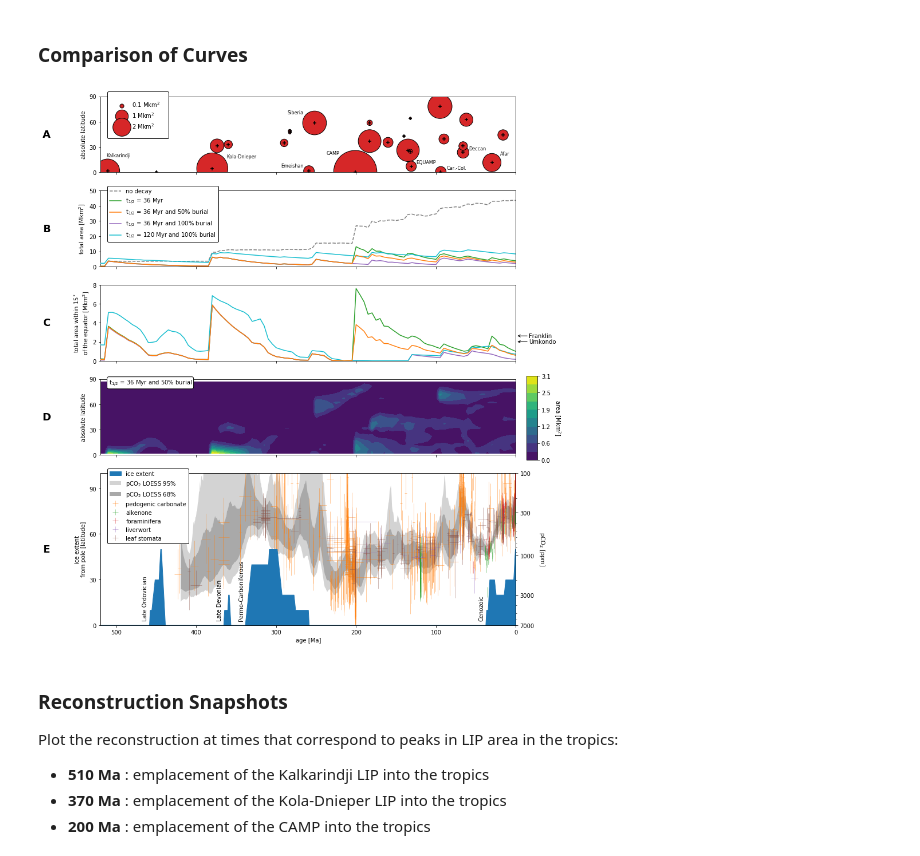
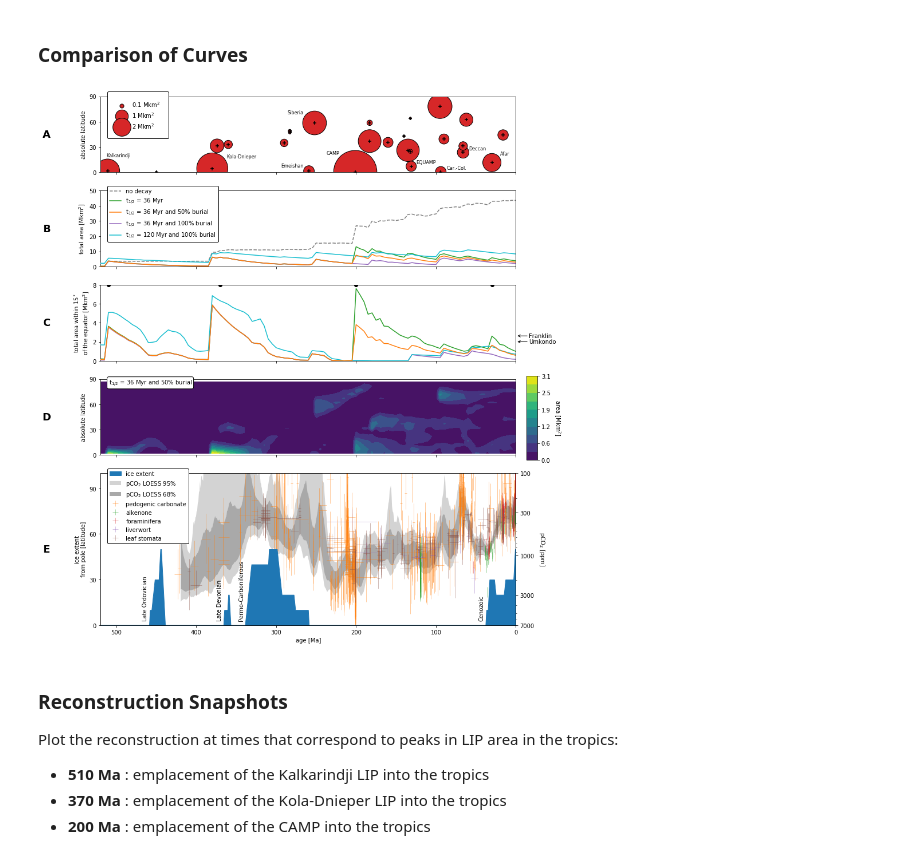
Before and after one commit to Swanson-Hysell-Group/2020_large_igneous_provinces, a Jupyter notebook: Code/LIP_Reconstruction.ipynb, the cells around one changed output. Saved outputs shown, nothing was run; the diff lists cells and outputs as text; code cells hidden in the pictures.

```diff
--- a/Code/LIP_Reconstruction.ipynb
+++ b/Code/LIP_Reconstruction.ipynb
@@ -984,6 +984,9 @@ ax[2].annotate('', xy=(1.001, Umkondo_y), xycoords='axes fraction', xytext=(1.03
                arrowprops=dict(arrowstyle="->", color='k'))
 ax[2].text(1.031, Umkondo_y, 'Umkondo', fontsize=10,
            horizontalalignment='left',verticalalignment='center',transform=ax[2].transAxes)
+
+snapshot_ts = [510, 370, 200, 30]
+ax[2].scatter(snapshot_ts, np.ones(len(snapshot_ts))*8, c='k')
 
 ### HEAT MAP FOR BURIAL + DECAY
 
@@ -1044,34 +1047,34 @@ h5 = twinax.errorbar(pCO2_alkenones['Age_Ma'], pCO2_alkenones['CO2_ppm'],
 h6 = twinax.errorbar(pCO2_boron['Age_Ma'], pCO2_boron['CO2_ppm'],
                      xerr=[pCO2_boron['Age_Ma']-pCO2_boron['Age_young'], pCO2_boron['Age_old']-pCO2_boron['Age_Ma']],
                      yerr=[pCO2_boron['CO2_ppm']-pCO2_boron['CO2_low'], pCO2_boron['CO2_high']-pCO2_boron['CO2_ppm']],
                      linestyle='none', elinewidth=0.5, alpha=0.8, c='C3',
                      label='foraminifera')
 h7 = twinax.errorbar(pCO2_liverworts['Age_Ma'], pCO2_liverworts['CO2_ppm'],
                      xerr=[pCO2_liverworts['Age_Ma']-pCO2_liverworts['Age_young'], pCO2_liverworts['Age_old']-pCO2_liverworts['Age_Ma']],
                      yerr=[pCO2_liverworts['CO2_ppm']-pCO2_liverworts['CO2_low'], pCO2_liverworts['CO2_high']-pCO2_liverworts['CO2_ppm']],
                      linestyle='none', elinewidth=0.5, alpha=0.8, c='C4',
                      label='liverwort')
 h8 = twinax.errorbar(pCO2_stomat['Age_Ma'], pCO2_stomat['CO2_ppm'],
                      xerr=[pCO2_stomat['Age_Ma']-pCO2_stomat['Age_young'], pCO2_stomat['Age_old']-pCO2_stomat['Age_Ma']],
                      yerr=[pCO2_stomat['CO2_ppm']-pCO2_stomat['CO2_low'], pCO2_stomat['CO2_high']-pCO2_stomat['CO2_ppm']],
                      linestyle='none', elinewidth=0.5, alpha=0.8, c='C5',
                      label='leaf stomata')
 
 twinax.set_ylim(7000,100)
 twinax.set_yticks([7000,3000,1000,300,100])
 twinax.set_yticklabels([7000,3000,1000,300,100])
 twinax.set_ylabel('pCO$_{2}$ [ppm]', rotation=270, labelpad=20)
 ax[4].legend(handles=[h1,h2,h3,h4,h5,h6,h7,h8],
              edgecolor='k',facecolor='white',loc='upper left',bbox_to_anchor=(0.01,1.05),framealpha=1)
 
 ### prettify
 
 ax[4].set_xlim(520,0)
 
 #plt.savefig('../Manuscript/Figures/LIP_Areas.pdf', bbox_inches='tight')
 plt.show(fig)
 # %% [output]
-[figure, old version]
+[figure, new version]
 # %% [markdown]
 ### Reconstruction Snapshots
 
```
Also changed, not shown: parts of 2 cells of this notebook.
